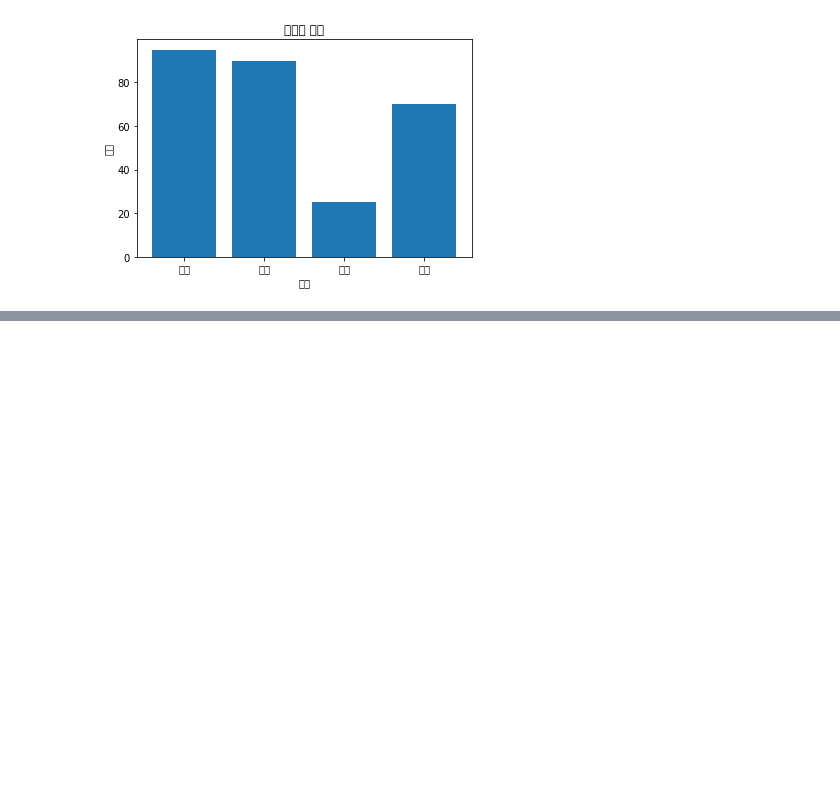
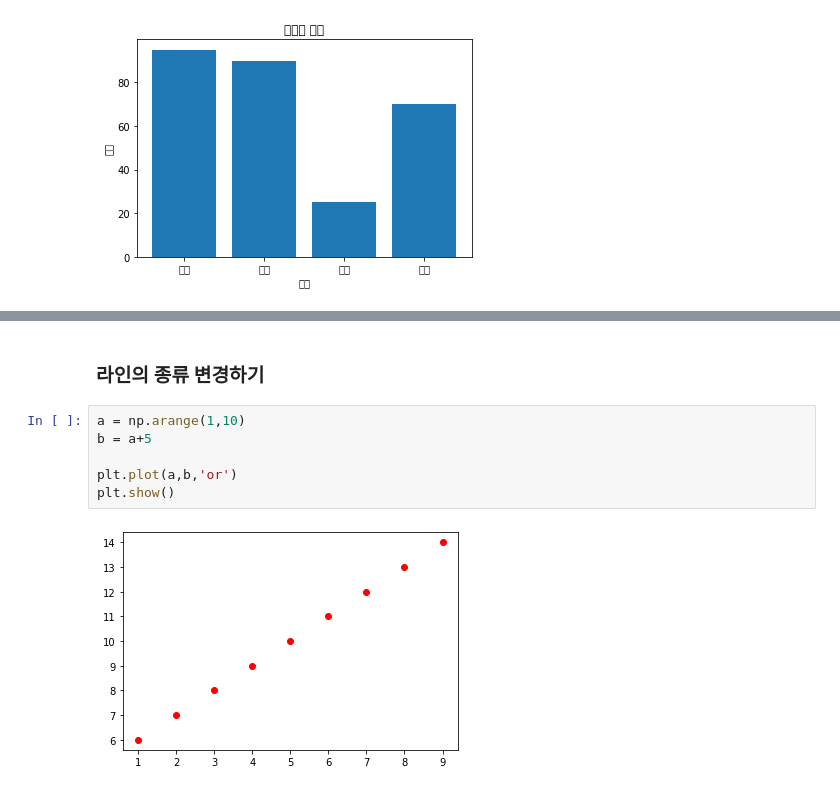
Before and after one commit to swon95/Blog_detail, a Jupyter notebook: Data_Visualization.ipynb, the cells around one changed output, grey strips where cells are left out. Drawn from its saved outputs; the diff is of its cells as text; blank space fills up the shorter version.

```diff
--- a/Data_Visualization.ipynb
+++ b/Data_Visualization.ipynb
@@ -107,0 +157,10 @@ findfont: Font family ['LiberationMono-Italic'] not found. Falling back to DejaV
+# %% [markdown]
+### 라인의 종류 변경하기
+# %%
+a = np.arange(1,10)
+b = a+5
+
+plt.plot(a,b,'or')
+plt.show()
+# %% [output]
+[figure, added]
```
Also changed, not shown: parts of 8 cells of this notebook.
